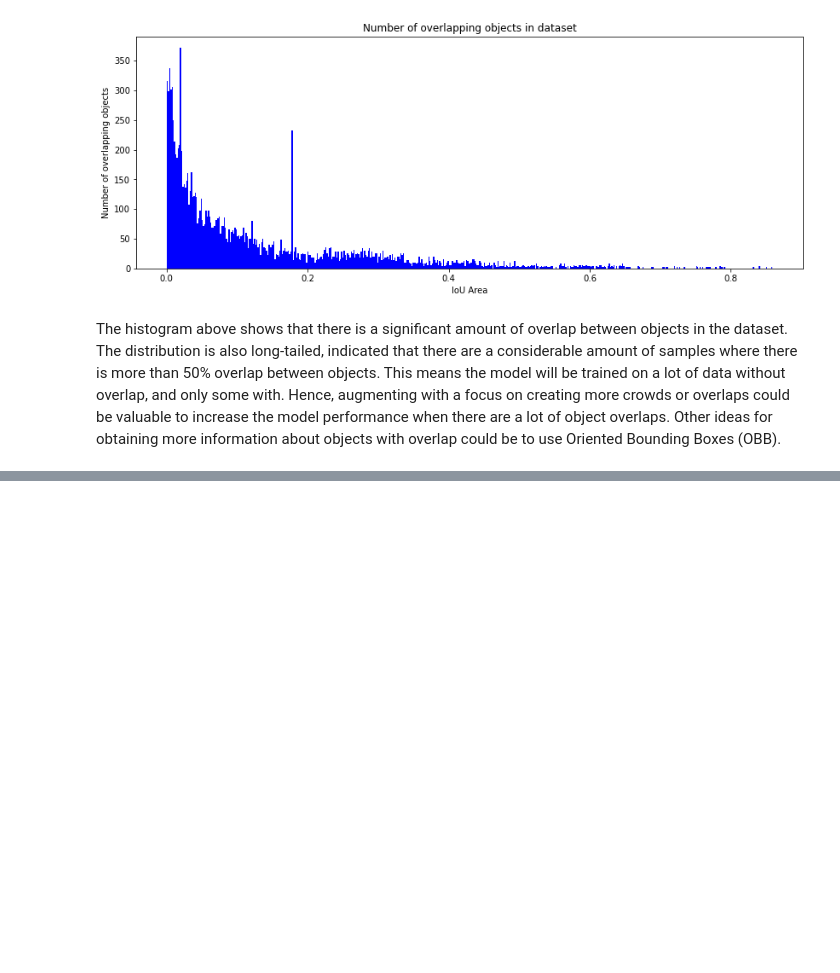
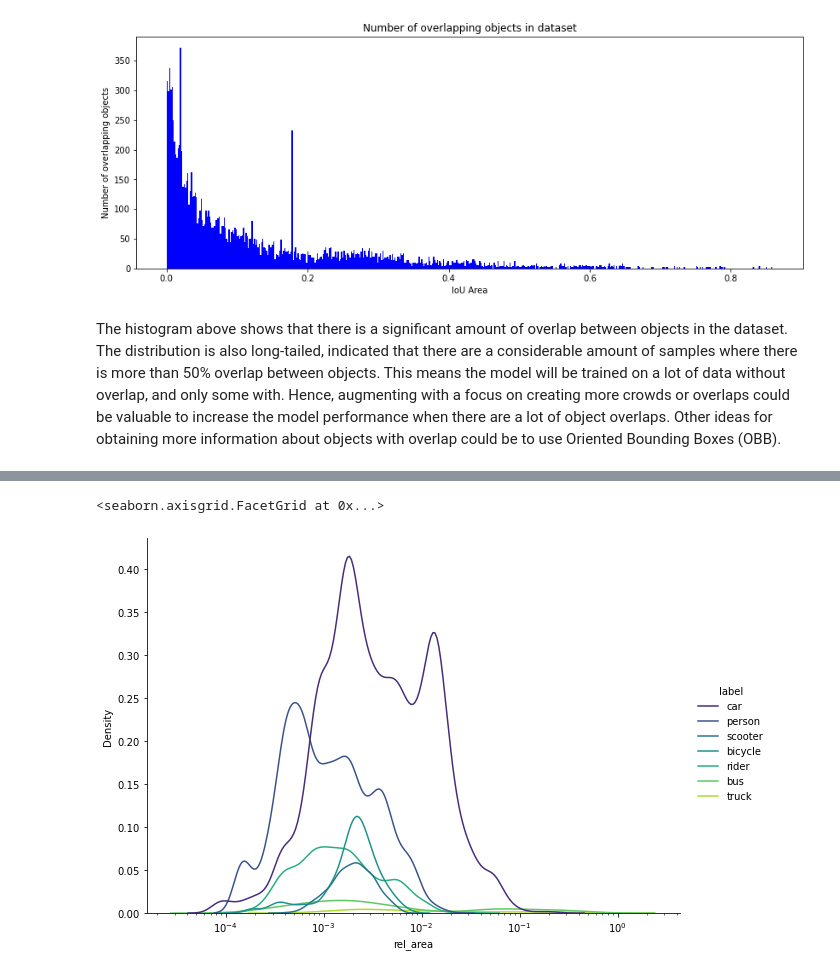
Before and after one commit to mariueng/computer-vision-and-deep-learning, a Jupyter notebook: SSD/notebooks/eda.ipynb, the cells around one changed output, grey strips where cells are left out. Cells and saved outputs as stored; diff of their text form; code cells hidden in the pictures; blank space fills up the shorter version.

```diff
--- a/SSD/notebooks/eda.ipynb
+++ b/SSD/notebooks/eda.ipynb
@@ -436,0 +463,15 @@ fob.compute_hardness(dataset_fo, "predictions")
+# %%
+# Plot density of rel_area by category
+sns.displot(
+  data=bbox_df,
+  x="rel_area",
+  hue="label",
+  kind="kde",
+  height=6,
+  aspect=1.4,
+  log_scale=10,
+  palette="viridis"
+)
+# %% [output]
+<seaborn.axisgrid.FacetGrid at 0x...>
+[figure, added]
```
Also changed, not shown: parts of 44 cells of this notebook, 1 other file.
